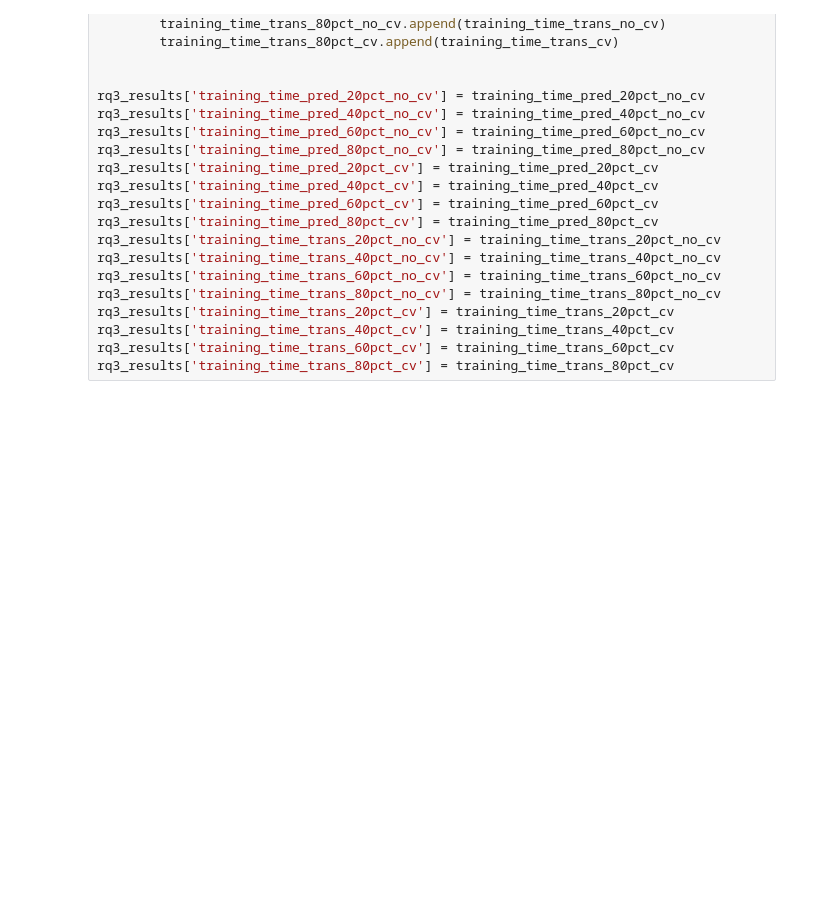
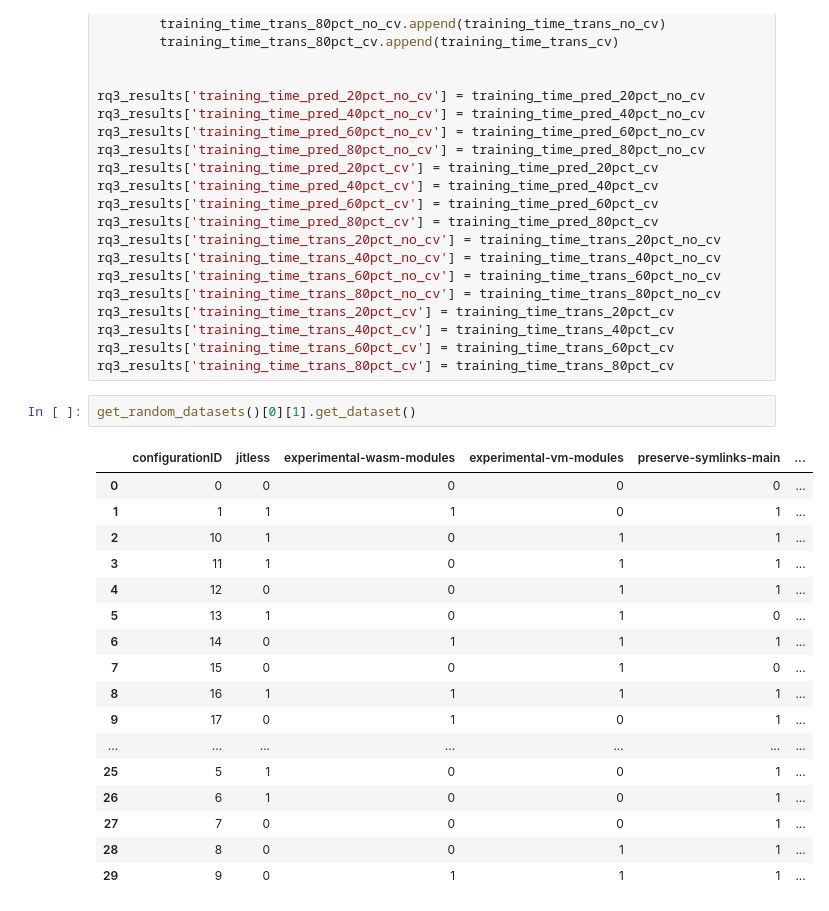
Before and after one commit to H-Spiers-18/final-year-project, a Jupyter notebook: src/main.ipynb, the cells around one changed output. Cells and saved outputs as stored; diff of their text form; blank space fills up the shorter version.

```diff
--- a/src/main.ipynb
+++ b/src/main.ipynb
@@ -254,3 +269,23 @@ rq3_results['training_time_trans_20pct_cv'] = training_time_trans_20pct_cv
 rq3_results['training_time_trans_40pct_cv'] = training_time_trans_40pct_cv
 rq3_results['training_time_trans_60pct_cv'] = training_time_trans_60pct_cv
 rq3_results['training_time_trans_80pct_cv'] = training_time_trans_80pct_cv
+# %%
+get_random_datasets()[0][1].get_dataset()
+# %% [output]
+|  | configurationID | jitless | experimental-wasm-modules | experimental-vm-modules | preserve-symlinks-main | ... |
+| 0 | 0 | 0 | 0 | 0 | 0 | ... |
+| 1 | 1 | 1 | 1 | 0 | 1 | ... |
+| 2 | 10 | 1 | 0 | 1 | 1 | ... |
+| 3 | 11 | 1 | 0 | 1 | 1 | ... |
+| 4 | 12 | 0 | 0 | 1 | 1 | ... |
+| 5 | 13 | 1 | 0 | 1 | 0 | ... |
+| 6 | 14 | 0 | 1 | 1 | 1 | ... |
+| 7 | 15 | 0 | 0 | 1 | 0 | ... |
+| 8 | 16 | 1 | 1 | 1 | 1 | ... |
+| 9 | 17 | 0 | 1 | 0 | 1 | ... |
+| ... | ... | ... | ... | ... | ... | ... |
+| 25 | 5 | 1 | 0 | 0 | 1 | ... |
+| 26 | 6 | 1 | 0 | 0 | 1 | ... |
+| 27 | 7 | 0 | 0 | 0 | 1 | ... |
+| 28 | 8 | 0 | 0 | 1 | 1 | ... |
+| 29 | 9 | 0 | 1 | 1 | 1 | ... |
```
Also changed, not shown: parts of 2 cells of this notebook.
